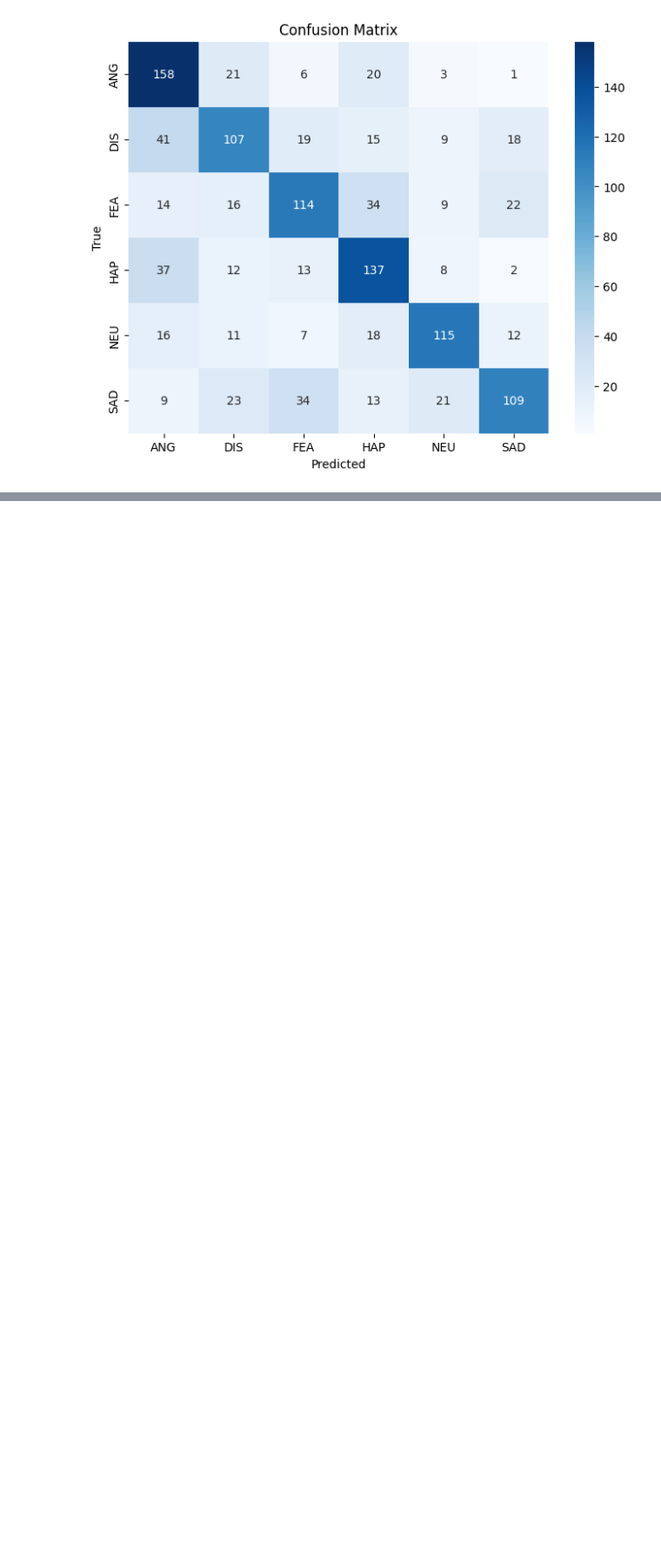
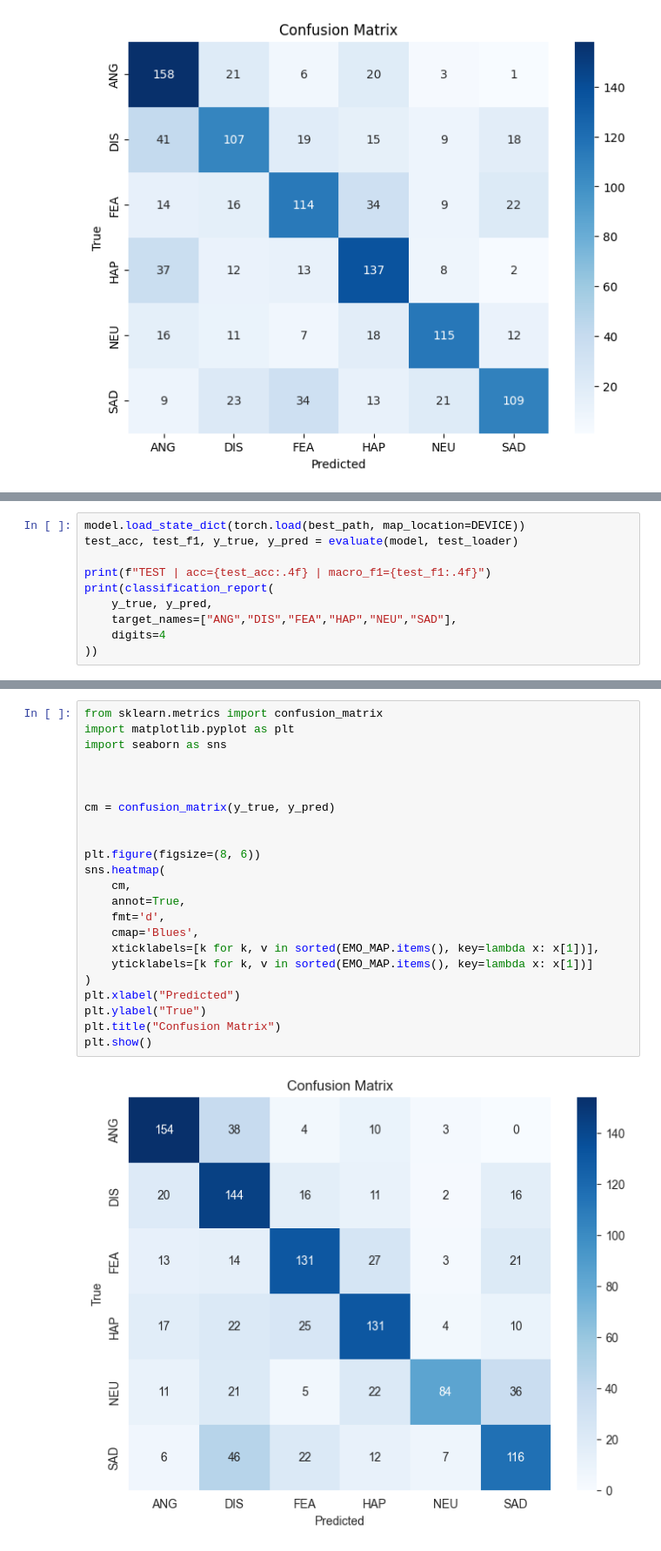
Before and after one commit to Preslavva/EmoReco, a Jupyter notebook: ModelApp.ipynb, the cells around one changed output, grey strips where cells are left out. Shown at 87% size. Cells and saved outputs as stored; diff of their text form; blank space fills up the shorter version.

```diff
--- a/ModelApp.ipynb
+++ b/ModelApp.ipynb
@@ -514,0 +890,10 @@ plt.show()
+# %%
+model.load_state_dict(torch.load(best_path, map_location=DEVICE))
+test_acc, test_f1, y_true, y_pred = evaluate(model, test_loader)
+
+print(f"TEST | acc={test_acc:.4f} | macro_f1={test_f1:.4f}")
+print(classification_report(
+    y_true, y_pred,
+    target_names=["ANG","DIS","FEA","HAP","NEU","SAD"],
+    digits=4
+))
@@ -514,0 +926,25 @@ plt.show()
+# %%
+from sklearn.metrics import confusion_matrix
+import matplotlib.pyplot as plt
+import seaborn as sns
+
+
+
+cm = confusion_matrix(y_true, y_pred)
+
+
+plt.figure(figsize=(8, 6))
+sns.heatmap(
+    cm,
+    annot=True,
+    fmt='d',
+    cmap='Blues',
+    xticklabels=[k for k, v in sorted(EMO_MAP.items(), key=lambda x: x[1])],
+    yticklabels=[k for k, v in sorted(EMO_MAP.items(), key=lambda x: x[1])]
+)
+plt.xlabel("Predicted")
+plt.ylabel("True")
+plt.title("Confusion Matrix")
+plt.show()
+# %% [output]
+[figure, added]
```
Also changed, not shown: parts of 73 cells of this notebook, 2 other files.
